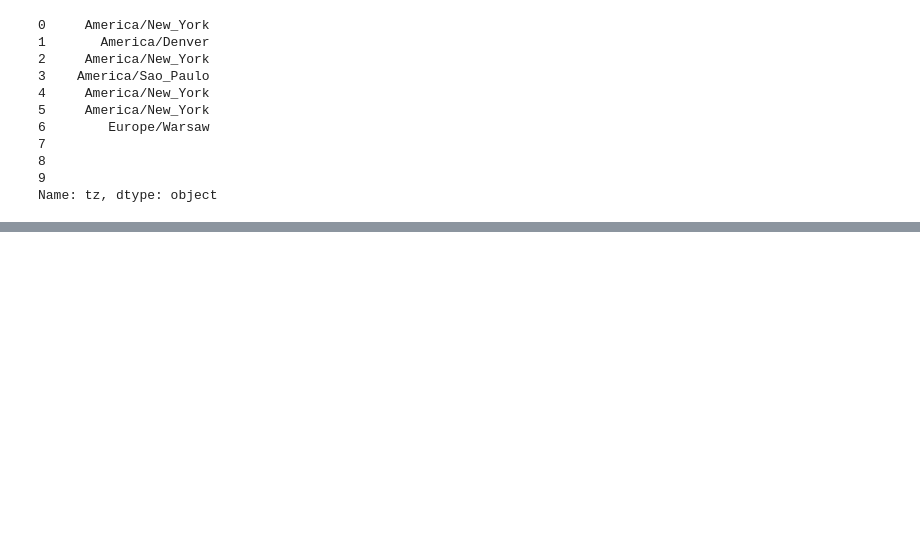
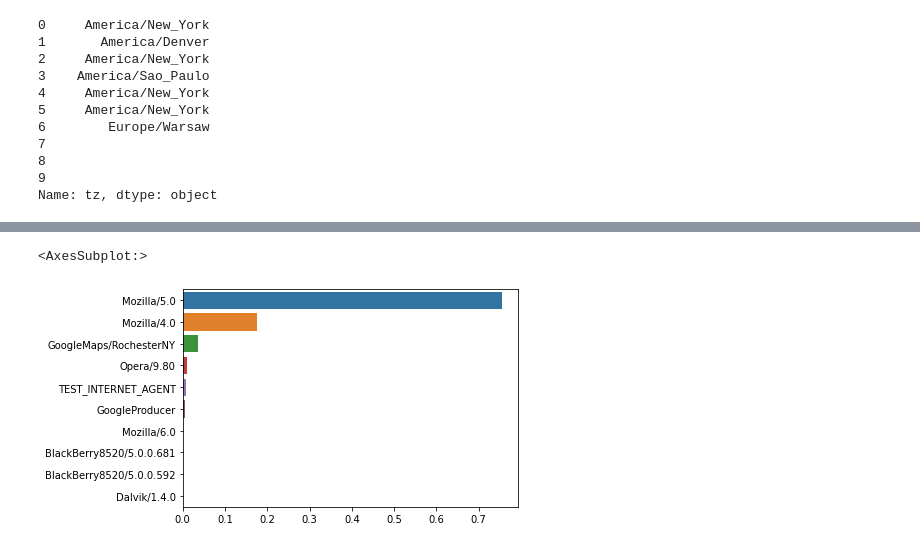
Before and after one commit to Rejanio/uso_do_bitly_exemplo, a Jupyter notebook: uso_do_bitly_exemplo.ipynb, the cells around one changed output, grey strips where cells are left out. Cells and saved outputs as stored; diff of their text form; code cells hidden in the pictures; blank space fills up the shorter version.

```diff
--- a/uso_do_bitly_exemplo.ipynb
+++ b/uso_do_bitly_exemplo.ipynb
@@ -65,0 +118,8 @@ Name: tz, dtype: int64
+# %%
+#fazendo a normalização dos dados para melhor visualizar
+subset = results.value_counts()[:10]
+total = results.value_counts().sum()
+sns.barplot(y=subset.index, x=(subset.values/total))
+# %% [output]
+<AxesSubplot:>
+[figure, added]
```
Also changed, not shown: parts of 8 cells of this notebook.
